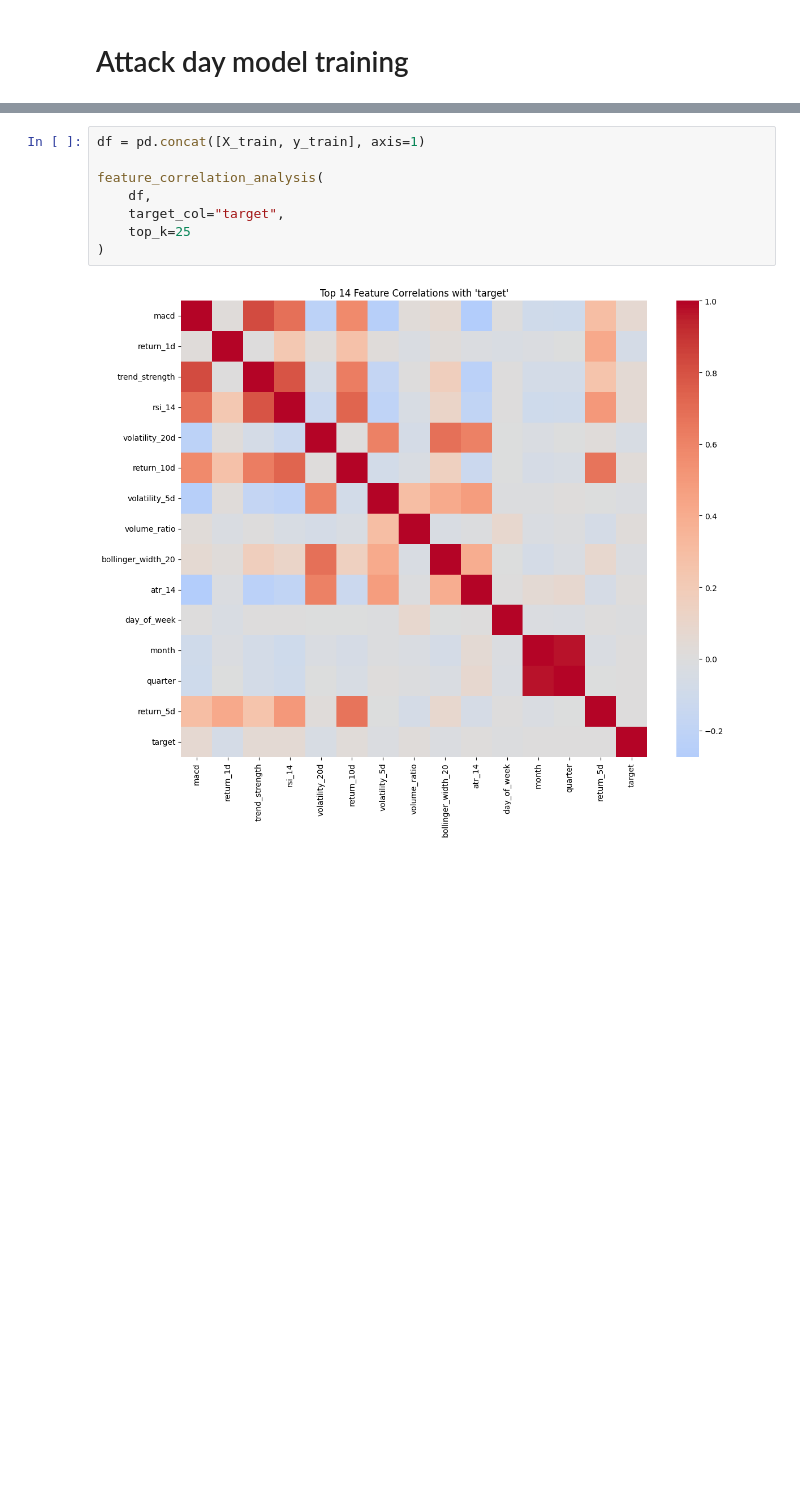
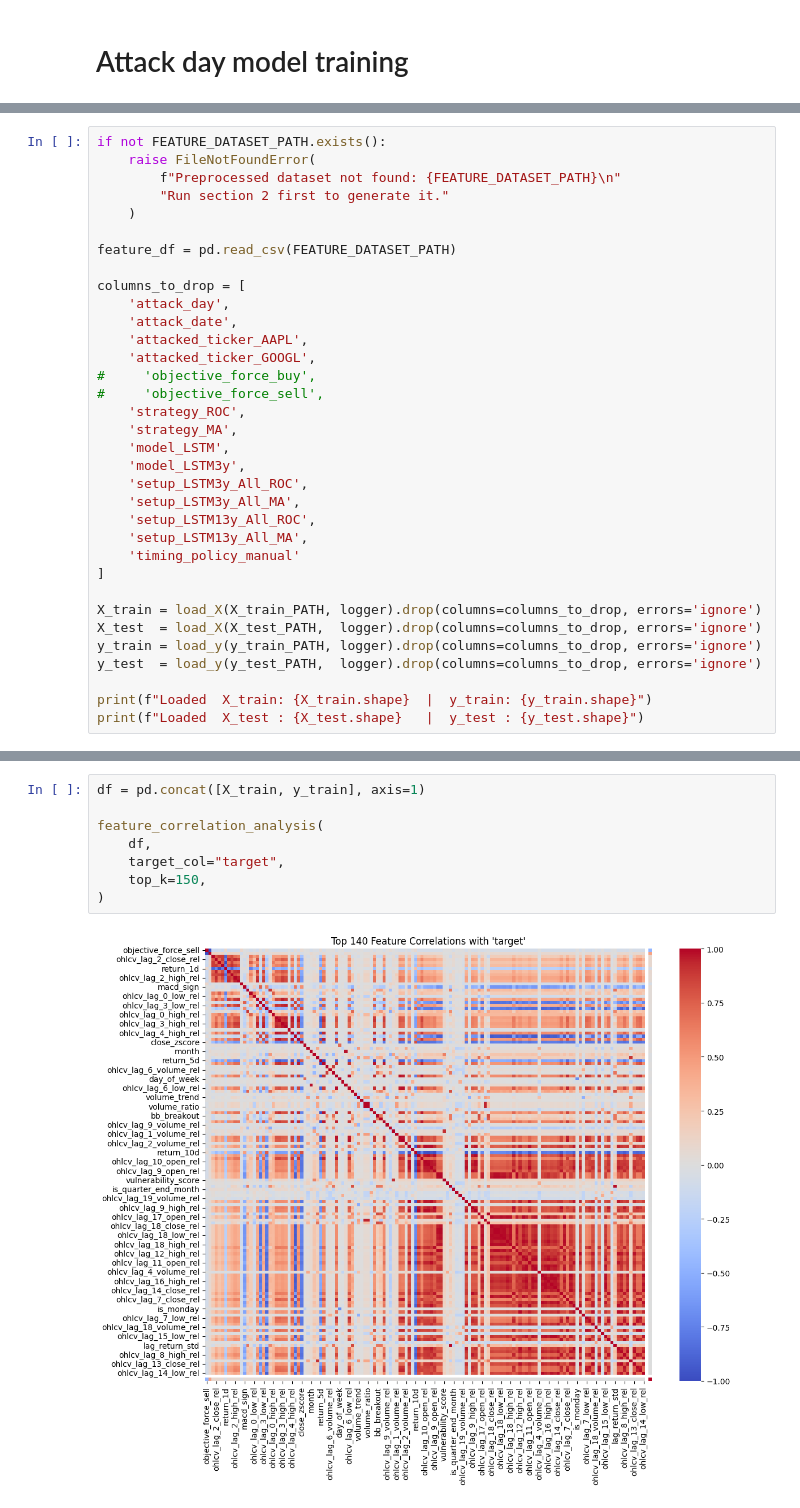
Before and after one commit to leovora/master-thesis, a Jupyter notebook: notebooks/attack_model_training.ipynb, the cells around one changed output, grey strips where cells are left out. Saved outputs shown, nothing was run; the diff lists cells and outputs as text; blank space fills up the shorter version.

Commit message:
Attack day model training (with force_buy e and force_sell features)

```diff
--- a/notebooks/attack_model_training.ipynb
+++ b/notebooks/attack_model_training.ipynb
@@ -293,0 +259,34 @@ Preprocessed dataset saved in: /content/drive/MyDrive/master-thesis/data/attack_
+# %%
+if not FEATURE_DATASET_PATH.exists():
+    raise FileNotFoundError(
+        f"Preprocessed dataset not found: {FEATURE_DATASET_PATH}\n"
+        "Run section 2 first to generate it."
+    )
+
+feature_df = pd.read_csv(FEATURE_DATASET_PATH)
+
+columns_to_drop = [
+    'attack_day',
+    'attack_date',
+    'attacked_ticker_AAPL',
+    'attacked_ticker_GOOGL',
+#     'objective_force_buy',
+#     'objective_force_sell',
+    'strategy_ROC',
+    'strategy_MA',
+    'model_LSTM',
+    'model_LSTM3y',
+    'setup_LSTM3y_All_ROC',
+    'setup_LSTM3y_All_MA',
+    'setup_LSTM13y_All_ROC',
+    'setup_LSTM13y_All_MA',
+    'timing_policy_manual'
+]
+
+X_train = load_X(X_train_PATH, logger).drop(columns=columns_to_drop, errors='ignore')
+X_test  = load_X(X_test_PATH,  logger).drop(columns=columns_to_drop, errors='ignore')
+y_train = load_y(y_train_PATH, logger).drop(columns=columns_to_drop, errors='ignore')
+y_test  = load_y(y_test_PATH,  logger).drop(columns=columns_to_drop, errors='ignore')
+
+print(f"Loaded  X_train: {X_train.shape}  |  y_train: {y_train.shape}")
+print(f"Loaded  X_test : {X_test.shape}   |  y_test : {y_test.shape}")
@@ -294,12 +312,12 @@ Preprocessed dataset saved in: /content/drive/MyDrive/master-thesis/data/attack_
 # %%
 df = pd.concat([X_train, y_train], axis=1)
 
 feature_correlation_analysis(
     df,
     target_col="target",
-    top_k=25
+    top_k=150,
 )
 # %% [output]
-[figure, old version]
+[figure, new version]
 Top features correlated with target:
 
```
Also changed, not shown: parts of 22 cells of this notebook, 9 other files.
